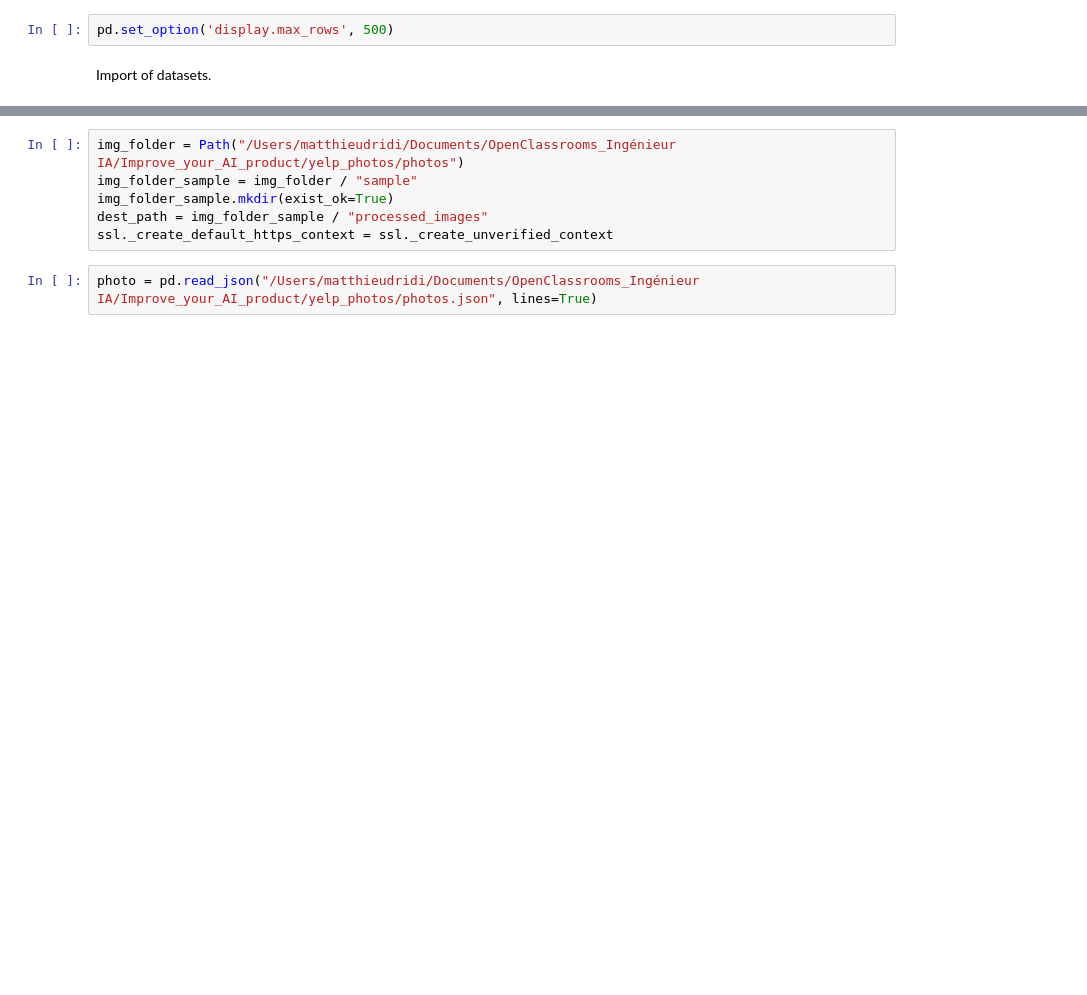
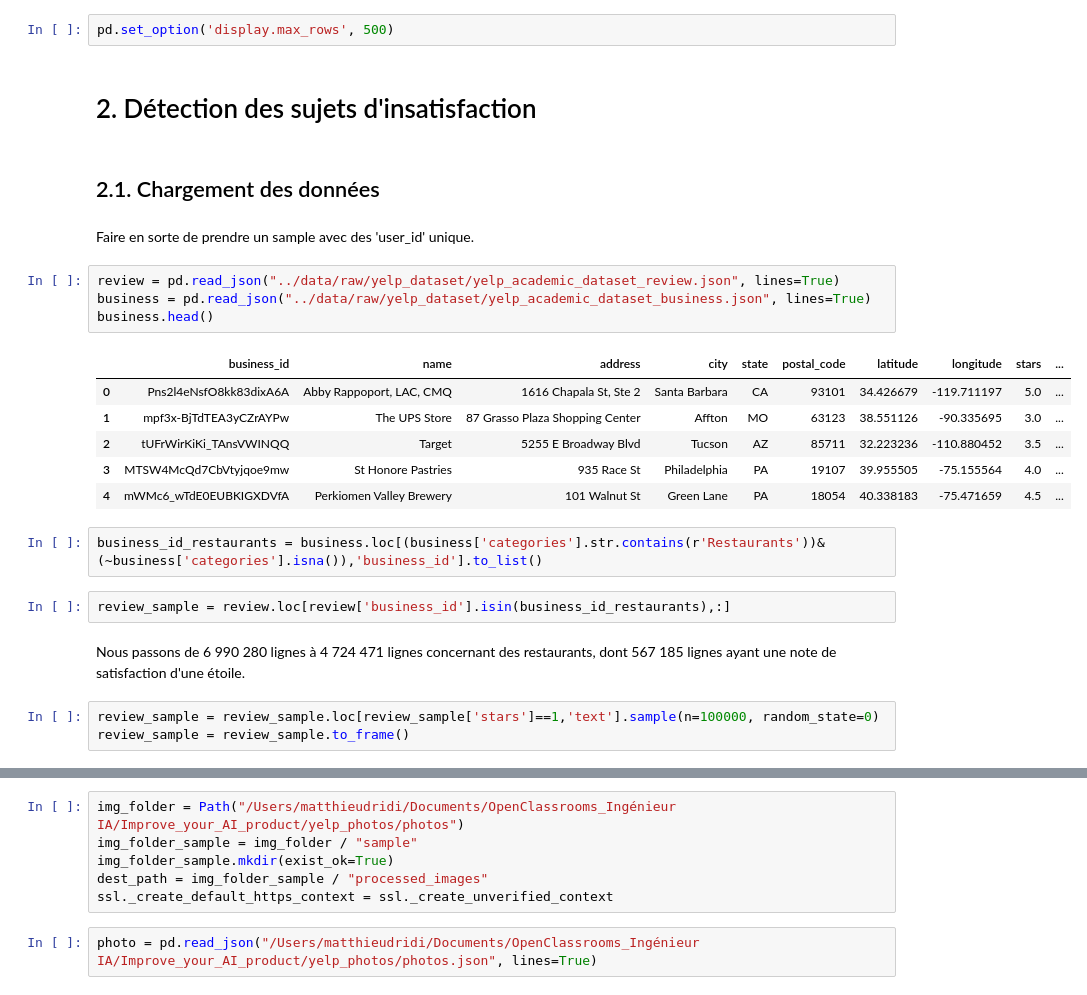
Before and after one commit to MatTheAnalyst/Improve-your-AI-product, a Jupyter notebook: notebooks/EDA_modeling.ipynb, the cells around one changed output, grey strips where cells are left out. Drawn from its saved outputs; the diff is of its cells as text; blank space fills up the shorter version.

Commit message:
Travaille sur l'api yelp

```diff
--- a/notebooks/EDA_modeling.ipynb
+++ b/notebooks/EDA_modeling.ipynb
@@ -50,4 +101,30 @@ except ImportError:
 # %%
 pd.set_option('display.max_rows', 500)
-# %% [markdown]
-Import of datasets.
+# %% [markdown]
+<a id="section2"></a>
+# 2. Détection des sujets d'insatisfaction
+# %% [markdown]
+<a id="section21"></a>
+## 2.1. Chargement des données
+# %% [markdown]
+Faire en sorte de prendre un sample avec des 'user_id' unique.
+# %%
+review = pd.read_json("../data/raw/yelp_dataset/yelp_academic_dataset_review.json", lines=True)
+business = pd.read_json("../data/raw/yelp_dataset/yelp_academic_dataset_business.json", lines=True)
+business.head()
+# %% [output]
+|  | business_id | name | address | city | state | postal_code | latitude | longitude | stars | ... |
+| 0 | Pns2l4eNsfO8kk83dixA6A | Abby Rappoport, LAC, CMQ | 1616 Chapala St, Ste 2 | Santa Barbara | CA | 93101 | 34.426679 | -119.711197 | 5.0 | ... |
+| 1 | mpf3x-BjTdTEA3yCZrAYPw | The UPS Store | 87 Grasso Plaza Shopping Center | Affton | MO | 63123 | 38.551126 | -90.335695 | 3.0 | ... |
+| 2 | tUFrWirKiKi_TAnsVWINQQ | Target | 5255 E Broadway Blvd | Tucson | AZ | 85711 | 32.223236 | -110.880452 | 3.5 | ... |
+| 3 | MTSW4McQd7CbVtyjqoe9mw | St Honore Pastries | 935 Race St | Philadelphia | PA | 19107 | 39.955505 | -75.155564 | 4.0 | ... |
+| 4 | mWMc6_wTdE0EUBKIGXDVfA | Perkiomen Valley Brewery | 101 Walnut St | Green Lane | PA | 18054 | 40.338183 | -75.471659 | 4.5 | ... |
+# %%
+business_id_restaurants = business.loc[(business['categories'].str.contains(r'Restaurants'))&(~business['categories'].isna()),'business_id'].to_list()
+# %%
+review_sample = review.loc[review['business_id'].isin(business_id_restaurants),:]
+# %% [markdown]
+Nous passons de 6 990 280 lignes à 4 724 471 lignes concernant des restaurants, dont 567 185 lignes ayant une note de satisfaction d'une étoile.
+# %%
+review_sample = review_sample.loc[review_sample['stars']==1,'text'].sample(n=100000, random_state=0)
+review_sample = review_sample.to_frame()
```
Also changed, not shown: parts of 89 cells of this notebook, 12 other files.
